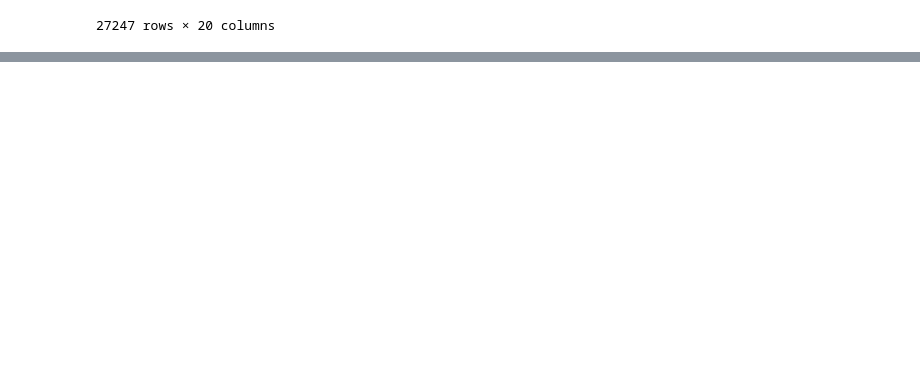
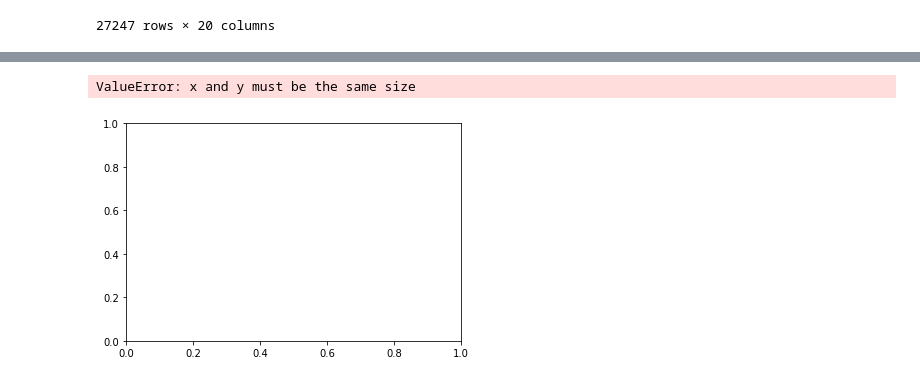
Before and after one commit to Franco1230/Data-Bootcamp-Project-1, a Jupyter notebook: Main.ipynb, the cells around one changed output, grey strips where cells are left out. Saved outputs shown, nothing was run; the diff lists cells and outputs as text; code cells hidden in the pictures; blank space fills up the shorter version.

Commit message:
graphs in progress

```diff
--- a/Main.ipynb
+++ b/Main.ipynb
@@ -279,0 +263,7 @@ station_results = response["results"]
+# %%
+x = train_station_df["Train Station Count"]
+y = suburbs_price_mean
+plt.scatter(x,y)
+# %% [output]
+ValueError: x and y must be the same size
+[figure, added]
```
Also changed, not shown: parts of 8 cells of this notebook, 1 other file.
